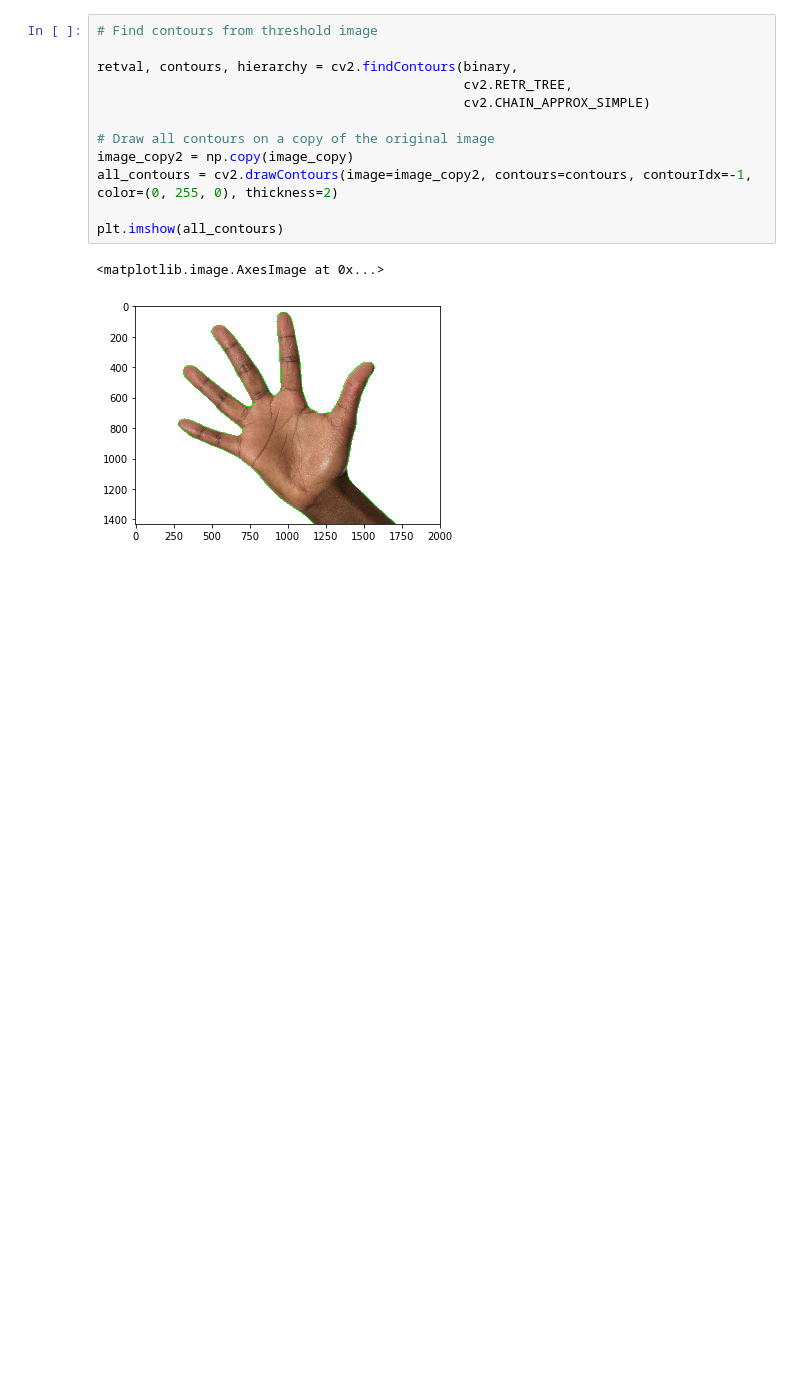
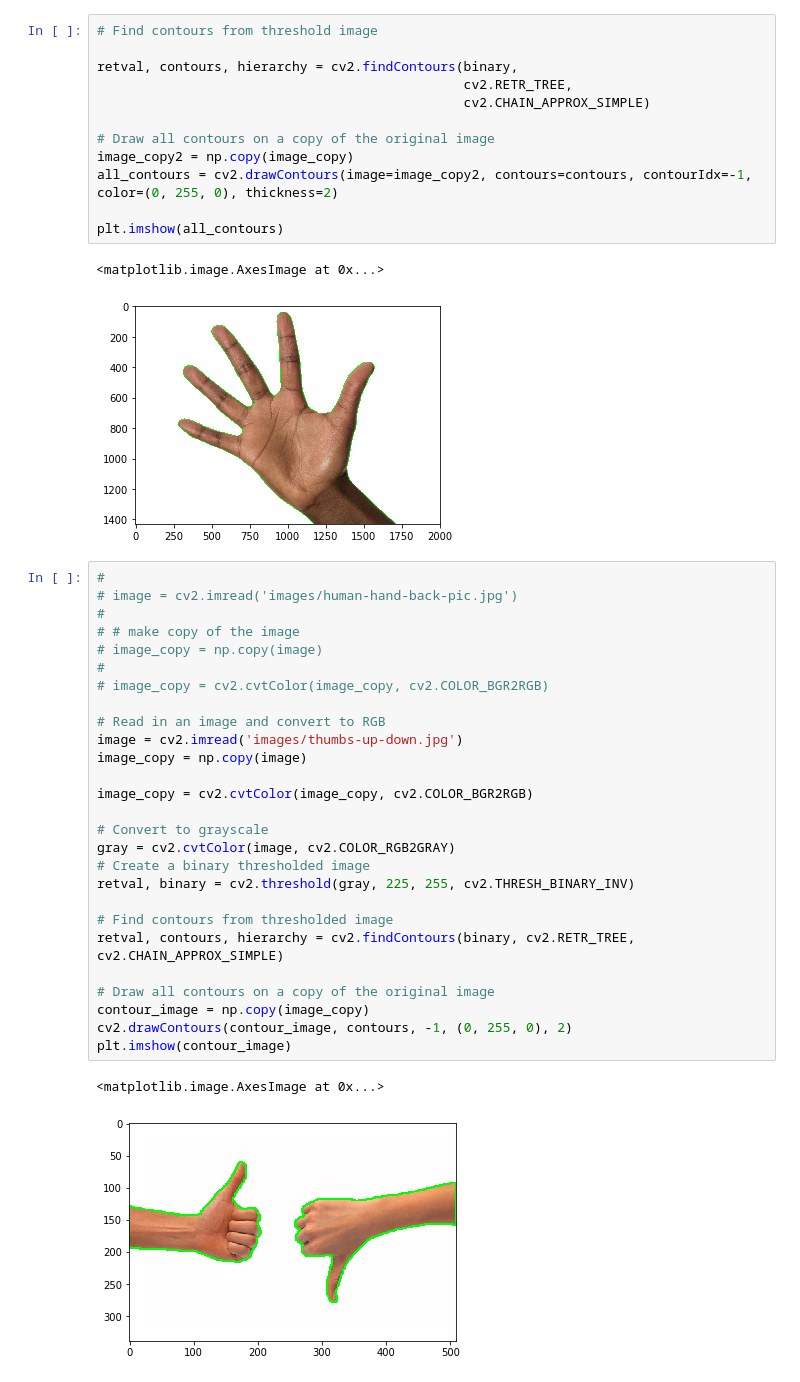
Before and after one commit to sernle/image_contours, a Jupyter notebook: image_contouring.ipynb, the cells around one changed output. Drawn from its saved outputs; the diff is of its cells as text; blank space fills up the shorter version.

```diff
--- a/image_contouring.ipynb
+++ b/image_contouring.ipynb
@@ -42,3 +42,33 @@ plt.imshow(all_contours)
 # %% [output]
 <matplotlib.image.AxesImage at 0x...>
 [figure]
+# %%
+#
+# image = cv2.imread('images/human-hand-back-pic.jpg')
+#
+# # make copy of the image
+# image_copy = np.copy(image)
+#
+# image_copy = cv2.cvtColor(image_copy, cv2.COLOR_BGR2RGB)
+
+# Read in an image and convert to RGB
+image = cv2.imread('images/thumbs-up-down.jpg')
+image_copy = np.copy(image)
+
+image_copy = cv2.cvtColor(image_copy, cv2.COLOR_BGR2RGB)
+
+# Convert to grayscale
+gray = cv2.cvtColor(image, cv2.COLOR_RGB2GRAY)
+# Create a binary thresholded image
+retval, binary = cv2.threshold(gray, 225, 255, cv2.THRESH_BINARY_INV)
+
+# Find contours from thresholded image
+retval, contours, hierarchy = cv2.findContours(binary, cv2.RETR_TREE, cv2.CHAIN_APPROX_SIMPLE)
+
+# Draw all contours on a copy of the original image
+contour_image = np.copy(image_copy)
+cv2.drawContours(contour_image, contours, -1, (0, 255, 0), 2)
+plt.imshow(contour_image)
+# %% [output]
+<matplotlib.image.AxesImage at 0x...>
+[figure, added]
```
Also changed, not shown: parts of 2 cells of this notebook.
